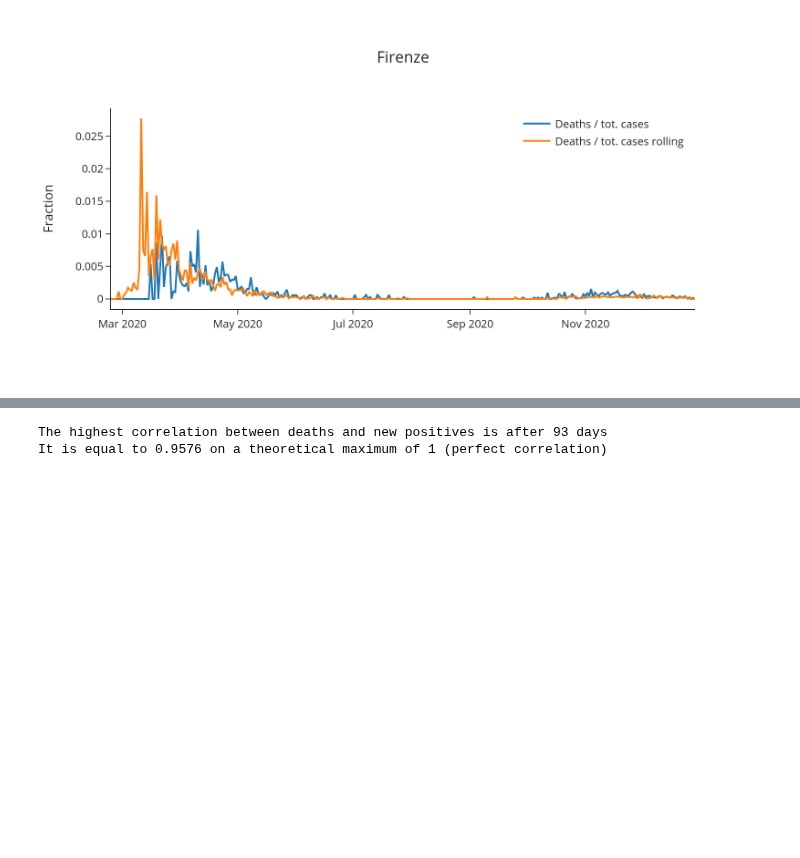
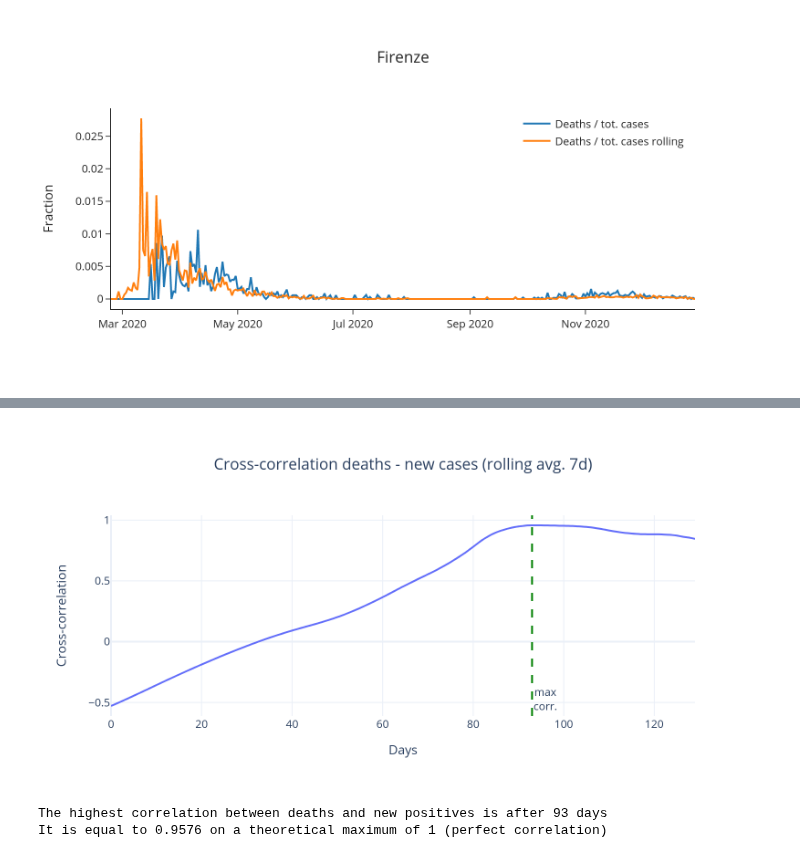
Before and after one commit to nicoloverardo/master-degree-thesis, a Jupyter notebook: notebooks/eda.ipynb, the cells around one changed output, grey strips where cells are left out. Saved outputs shown, nothing was run; the diff lists cells and outputs as text; code cells hidden in the pictures; blank space fills up the shorter version.

```diff
--- a/notebooks/eda.ipynb
+++ b/notebooks/eda.ipynb
@@ -602,34 +620,43 @@ cases_death_corr = pd.DataFrame({
         dpc_regioni_firstw['deceduti_giorno'].rolling(7, center=True).mean().corr(
             dpc_regioni_firstw['terapia_intensiva_giorno'].rolling(7, center=True).mean().shift(i)
         ) for i in range(days)]
     })
 
 fig = go.Figure()
 fig.add_trace(
     go.Scatter(
         x=cases_death_corr['giorni'],
         y=cases_death_corr['crosscor_decessi_nuovi_positivi'],
         line_shape='spline'
     )
 )
 fig.add_vline(
     x=cases_death_corr['crosscor_decessi_nuovi_positivi'].idxmax(),
     line_dash='dash',
     line_color='green',
     annotation_text='max<br>corr.',
     annotation_position='bottom right'
 )
 
 fig.update_yaxes(title_text='Cross-correlation')
 fig.update_xaxes(title_text='Days')
 
 fig.update_layout(
     template='plotly_white',
     title='Cross-correlation deaths - new cases (rolling avg. 7d)',
     title_x=0.5
 )
 
-fig.show()
+Image(
+    fig.to_image(
+        format="png",
+        width=800,
+        height=400,
+        scale=2
+    )
+)
+# %% [output]
+[figure, added]
 # %%
 giorni_max_cor = cases_death_corr['crosscor_decessi_nuovi_positivi'].idxmax()
 valore_max_cor = round(cases_death_corr['crosscor_decessi_nuovi_positivi'].max(),4)
```
Also changed, not shown: parts of 5 cells of this notebook.
